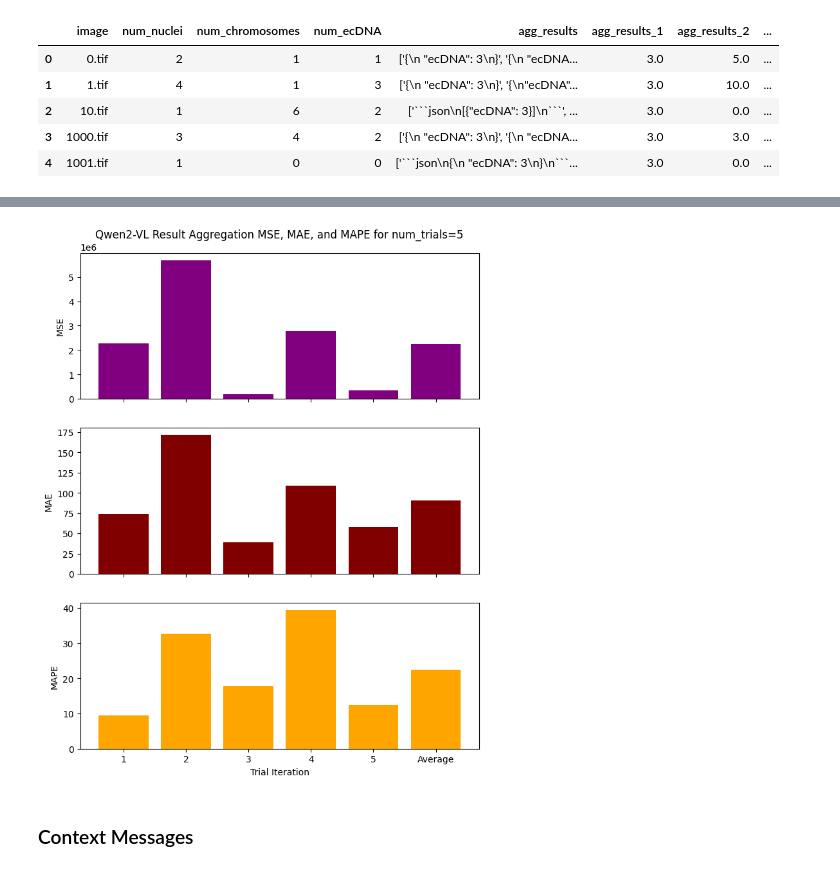
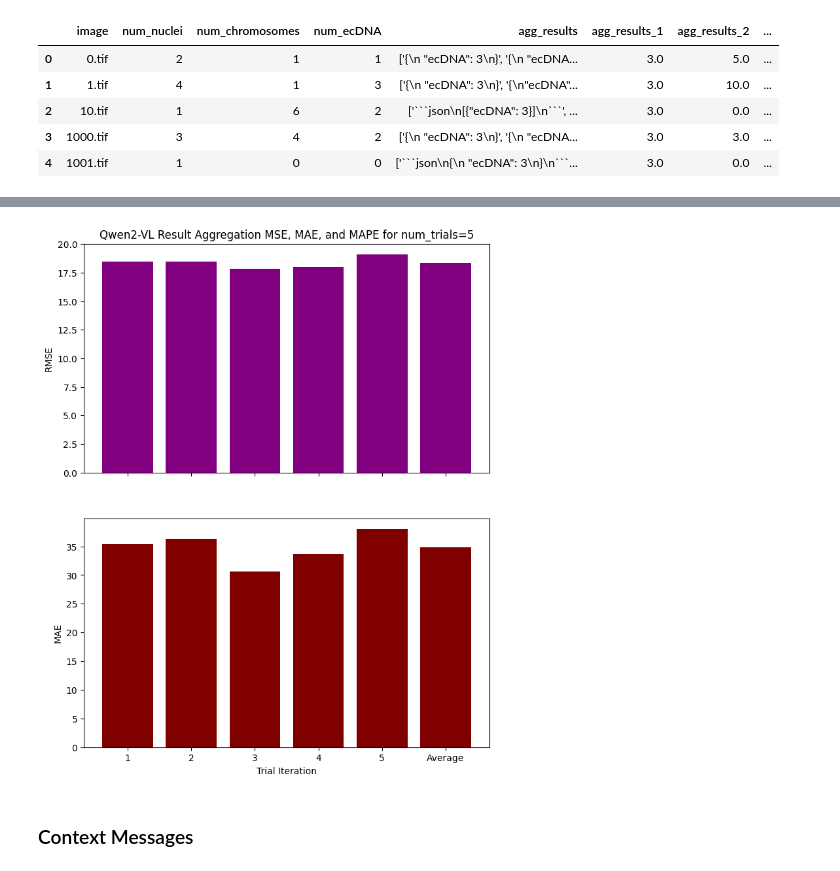
Before and after one commit to architp3/ecdna-analysis, a Jupyter notebook: qwen/metrics.ipynb, the cells around one changed output, grey strips where cells are left out. Cells and saved outputs as stored; diff of their text form; code cells hidden in the pictures.

````diff
--- a/qwen/metrics.ipynb
+++ b/qwen/metrics.ipynb
@@ -47,11 +47,10 @@ def calc_metrics(actual, predicted):
 
     actual, predicted = filter_data(actual, predicted)
 
-    MSE = ((predicted - actual) ** 2).mean()
+    RMSE = np.sqrt(((predicted - actual) ** 2).mean())
     MAE = (((predicted - actual)).abs()).mean()
-    MAPE = (((predicted - actual) / actual).abs()).mean()
 
-    return MSE, MAE, MAPE
+    return MAE, RMSE
 # %% [markdown]
 # Global Variables
 # %%
@@ -89,16 +93,14 @@ FileNotFoundError: [Errno 2] No such file or directory: 'C:\\Users\\archi\\ecdna
 # %%
 num_shots = len(n_shot_df['n_shot'].iloc[0][1:-1].split(','))
 
-n_shot_MSE = []
+n_shot_RMSE = []
 n_shot_MAE = []
-n_shot_MAPE = []
 
 for i in range(num_shots):
     n_shot_df[f'n_shot_{i}'] = n_shot_df['n_shot'].apply(lambda x: parse_result((x[1:-1].split(','))[i]))
-    MSE, MAE, MAPE = calc_metrics(n_shot_df['num_ecDNA'], n_shot_df[f'n_shot_{i}'])
-    n_shot_MSE.append(MSE)
+    RMSE, MAE = calc_metrics(n_shot_df['num_ecDNA'], n_shot_df[f'n_shot_{i}'])
+    n_shot_RMSE.append(RMSE)
     n_shot_MAE.append(MAE)
-    n_shot_MAPE.append(MAPE)
 
 n_shot_df.head()
 # %% [output]
@@ -163,16 +160,14 @@ temp_adj_df.head()
 # %%
 # Parse results
 
-temp_adj_MSE = []
+temp_adj_RMSE = []
 temp_adj_MAE = []
-temp_adj_MAPE = []
 
 for i in range(len(temperatures)):
     temp_adj_df[f'temp_adj_{temperatures[i]}'] = temp_adj_df['temp_adj'].apply(lambda x: parse_result((x[1:-1].split(','))[i]))
-    MSE, MAE, MAPE = calc_metrics(temp_adj_df['num_ecDNA'], temp_adj_df[f'temp_adj_{temperatures[i]}'])
-    temp_adj_MSE.append(MSE)
+    RMSE, MAE = calc_metrics(temp_adj_df['num_ecDNA'], temp_adj_df[f'temp_adj_{temperatures[i]}'])
+    temp_adj_RMSE.append(RMSE)
     temp_adj_MAE.append(MAE)
-    temp_adj_MAPE.append(MAPE)
 
 temp_adj_df.head()
 # %% [output]
@@ -268,20 +255,17 @@ agg_results_df.head()
 | 3 | 1000.tif | 3 | 4 | 2 | ['{\n "ecDNA": 3\n}', '{\n "ecDNA... |
 | 4 | 1001.tif | 1 | 0 | 0 | ['```json\n{\n "ecDNA": 3\n}\n```... |
 # %%
-agg_results_MSE = []
+agg_results_RMSE = []
 agg_results_MAE = []
-agg_results_MAPE = []
 
 for i in range(num_trials):
     agg_results_df[f'agg_results_{i+1}'] = agg_results_df['agg_results'].apply(lambda x: parse_result((x[1:-1].split(','))[i]))
-    MSE, MAE, MAPE = calc_metrics(agg_results_df['num_ecDNA'], agg_results_df[f'agg_results_{i+1}'])
-    agg_results_MSE.append(MSE)
+    RMSE, MAE = calc_metrics(agg_results_df['num_ecDNA'], agg_results_df[f'agg_results_{i+1}'])
+    agg_results_RMSE.append(RMSE)
     agg_results_MAE.append(MAE)
-    agg_results_MAPE.append(MAPE)
 
-agg_results_MSE.append(sum(agg_results_MSE)/num_trials)
+agg_results_RMSE.append(sum(agg_results_RMSE)/num_trials)
 agg_results_MAE.append(sum(agg_results_MAE)/num_trials)
-agg_results_MAPE.append(sum(agg_results_MAPE)/num_trials)
 
 agg_results_df.head()
 # %% [output]
@@ -315,22 +293,19 @@ agg_results_MSE, agg_results_MAE, agg_results_MAPE
 # %%
 # Generate graphs
-figs, axes = plt.subplots(3, figsize=(8,10))
-axes[0].bar(x=[f'{i}' for i in [str(j) for j in range(1, num_trials+1)] + ['Average']], height=agg_results_MSE, color='purple')
+figs, axes = plt.subplots(2, figsize=(8,10))
+axes[0].bar(x=[f'{i}' for i in [str(j) for j in range(1, num_trials+1)] + ['Average']], height=agg_results_RMSE, color='purple')
 axes[1].bar(x=[f'{i}' for i in [str(j) for j in range(1, num_trials+1)] + ['Average']], height=agg_results_MAE, color='maroon')
-axes[2].bar(x=[f'{i}' for i in [str(j) for j in range(1, num_trials+1)] + ['Average']], height=agg_results_MAPE, color='orange')
 
-axes[0].set_ylabel('MSE')
+axes[0].set_ylabel('RMSE')
 axes[1].set_ylabel('MAE')
-axes[2].set_ylabel('MAPE')
 
 axes[0].set_xticklabels([])
-axes[1].set_xticklabels([])
 
-axes[2].set_xlabel('Trial Iteration')
+axes[1].set_xlabel('Trial Iteration')
 axes[0].set_title(f"Qwen2-VL Result Aggregation MSE, MAE, and MAPE for num_trials={num_trials}")
 plt.show()
 # %% [output]
-[figure, old version]
+[figure, new version]
 # %% [markdown]
 ### Context Messages
 # %%
````
Also changed, not shown: parts of 23 cells of this notebook, 1 other file.
